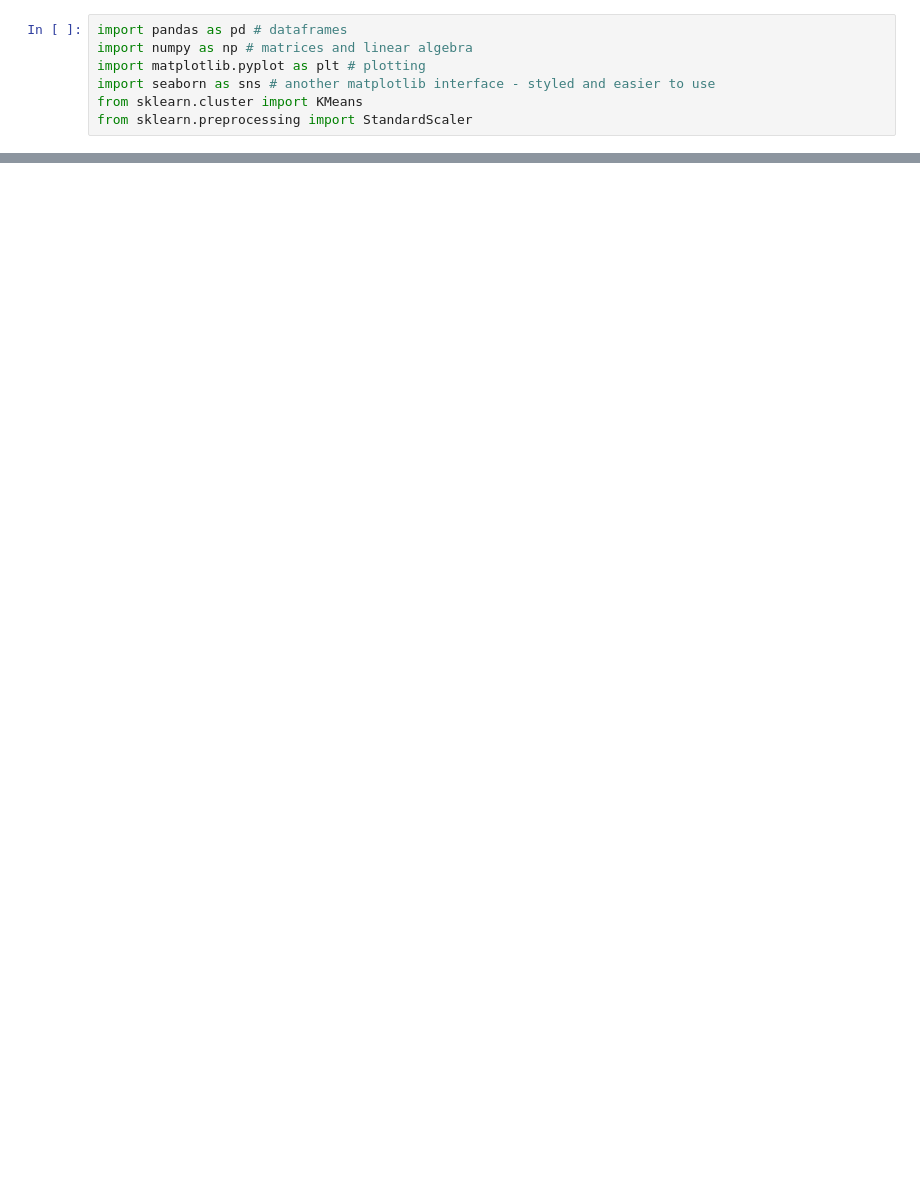
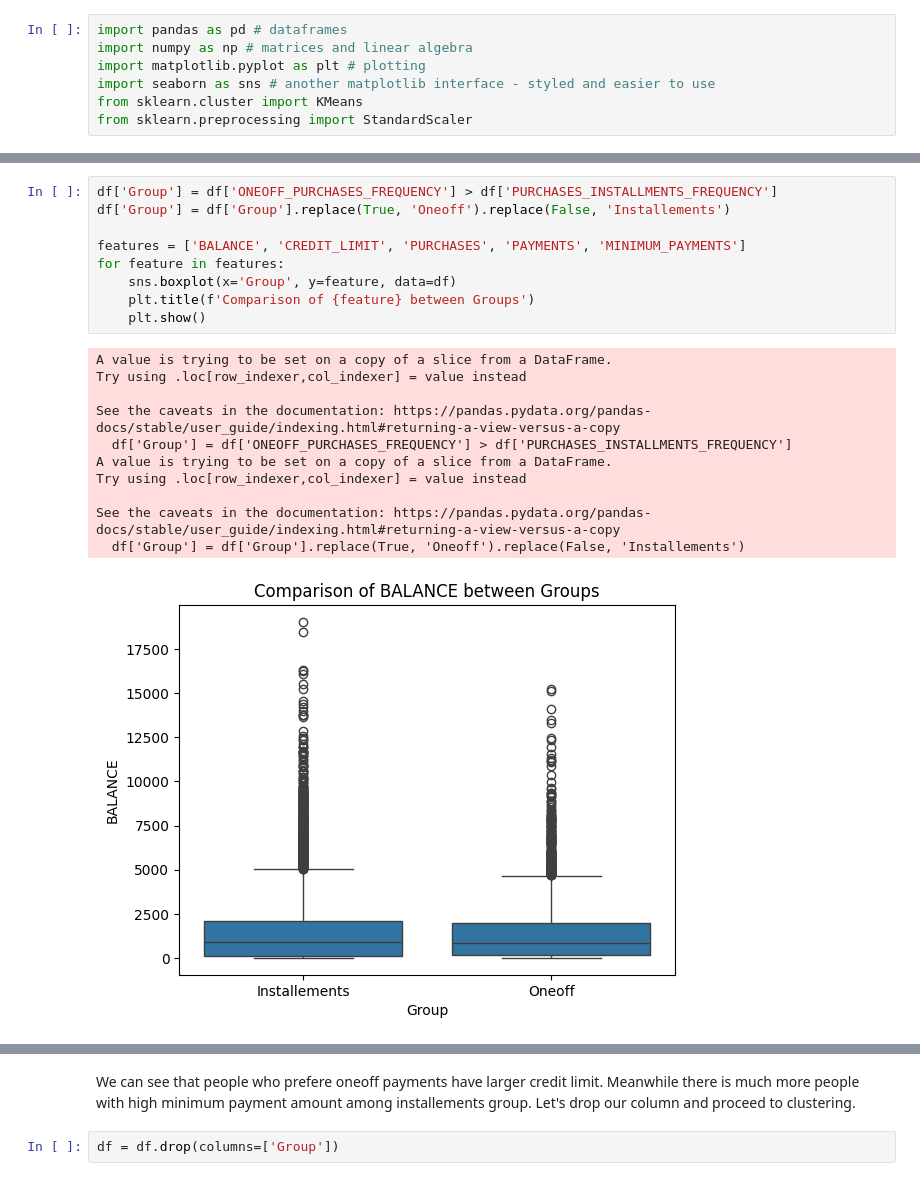
Before and after one commit to mirotorch/zsu, a Jupyter notebook: notebooks/zsu_proj.ipynb, the cells around one changed output, grey strips where cells are left out. Cells and saved outputs as stored; diff of their text form; blank space fills up the shorter version.

```diff
--- a/notebooks/zsu_proj.ipynb
+++ b/notebooks/zsu_proj.ipynb
@@ -51,0 +54,21 @@ plt.show()
+# %%
+df['Group'] = df['ONEOFF_PURCHASES_FREQUENCY'] > df['PURCHASES_INSTALLMENTS_FREQUENCY']
+df['Group'] = df['Group'].replace(True, 'Oneoff').replace(False, 'Installements')
+
+features = ['BALANCE', 'CREDIT_LIMIT', 'PURCHASES', 'PAYMENTS', 'MINIMUM_PAYMENTS']
+for feature in features:
+    sns.boxplot(x='Group', y=feature, data=df)
+    plt.title(f'Comparison of {feature} between Groups')
+    plt.show()
+# %% [output]
+A value is trying to be set on a copy of a slice from a DataFrame.
+Try using .loc[row_indexer,col_indexer] = value instead
+
+See the caveats in the documentation: https://pandas.pydata.org/pandas-docs/stable/user_guide/indexing.html#returning-a-view-versus-a-copy
+  df['Group'] = df['ONEOFF_PURCHASES_FREQUENCY'] > df['PURCHASES_INSTALLMENTS_FREQUENCY']
+A value is trying to be set on a copy of a slice from a DataFrame.
+Try using .loc[row_indexer,col_indexer] = value instead
+
+See the caveats in the documentation: https://pandas.pydata.org/pandas-docs/stable/user_guide/indexing.html#returning-a-view-versus-a-copy
+  df['Group'] = df['Group'].replace(True, 'Oneoff').replace(False, 'Installements')
+[figure, added]
@@ -51,0 +79,5 @@ plt.show()
+# %% [markdown]
+We can see that people who prefere oneoff payments have larger credit limit. Meanwhile there is much more people with high minimum payment amount among installements group.
+Let's drop our column and proceed to clustering.
+# %%
+df = df.drop(columns=['Group'])
```
Also changed, not shown: parts of 18 cells of this notebook.
